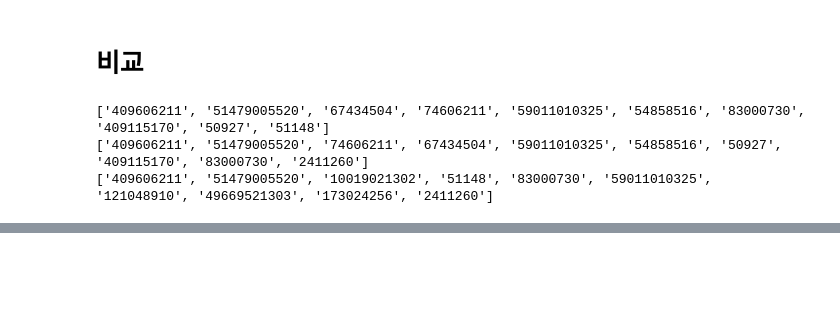
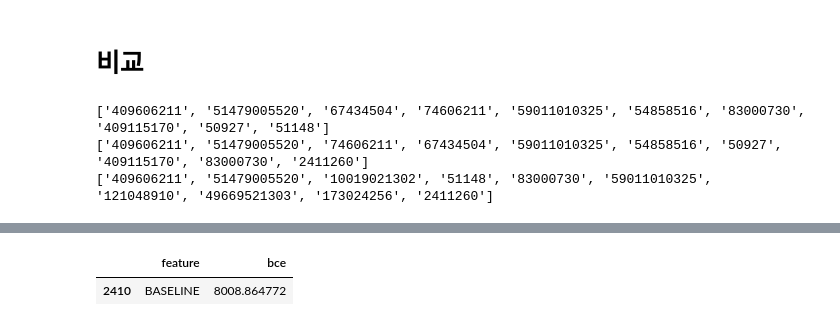
Before and after one commit to suhyun-guri/DSML_Research, a Jupyter notebook: 07. Reverse Feature Importance.ipynb, the cells around one changed output, grey strips where cells are left out. Cells and saved outputs as stored; diff of their text form; code cells hidden in the pictures; blank space fills up the shorter version.

```diff
--- a/07. Reverse Feature Importance.ipynb
+++ b/07. Reverse Feature Importance.ipynb
@@ -507,0 +462,5 @@ fi_d6d10
+# %%
+fi_all[fi_all['feature']=='BASELINE']
+# %% [output]
+|  | feature | bce |
+| 2410 | BASELINE | 8008.864772 |
```
Also changed, not shown: parts of 6 cells of this notebook.
